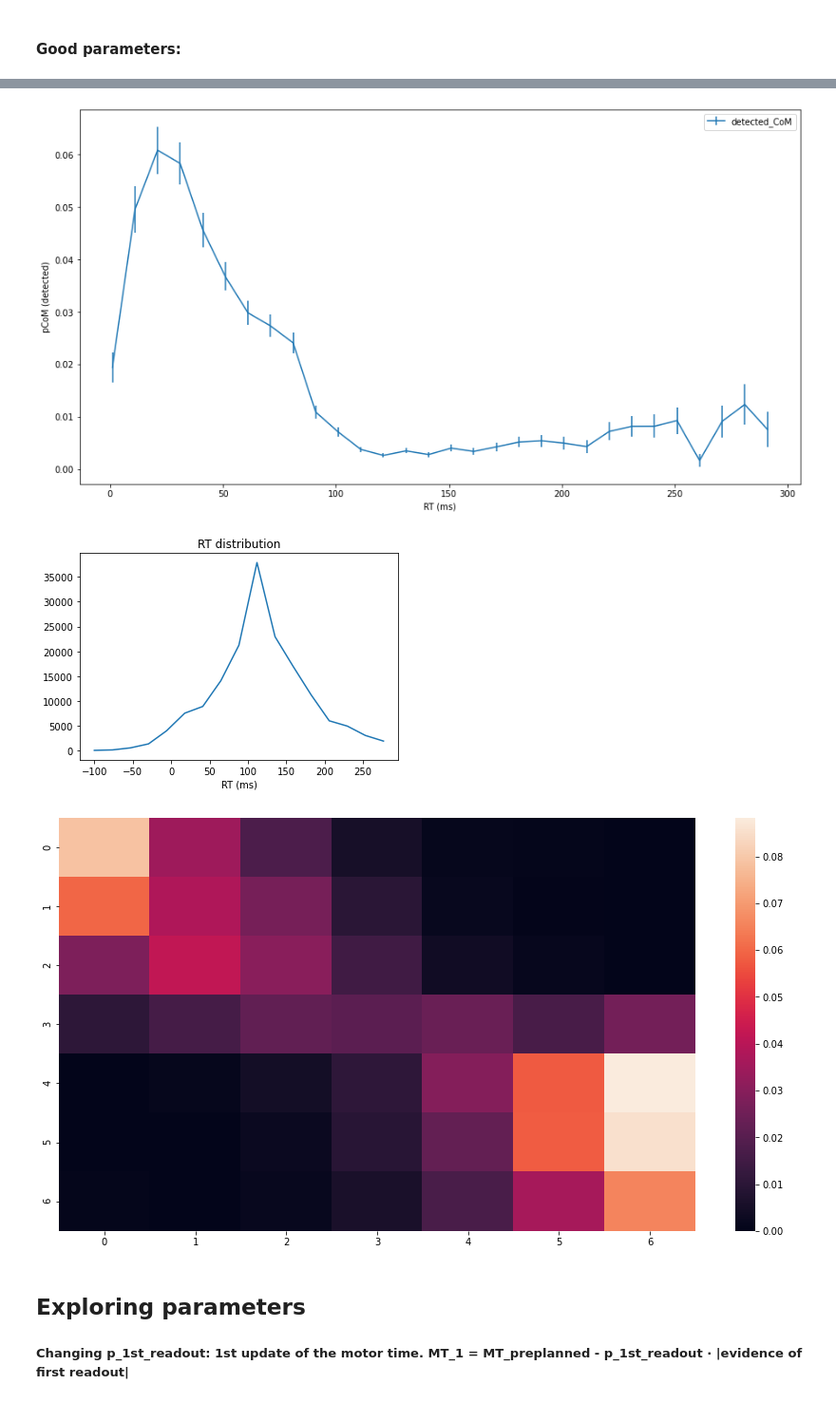
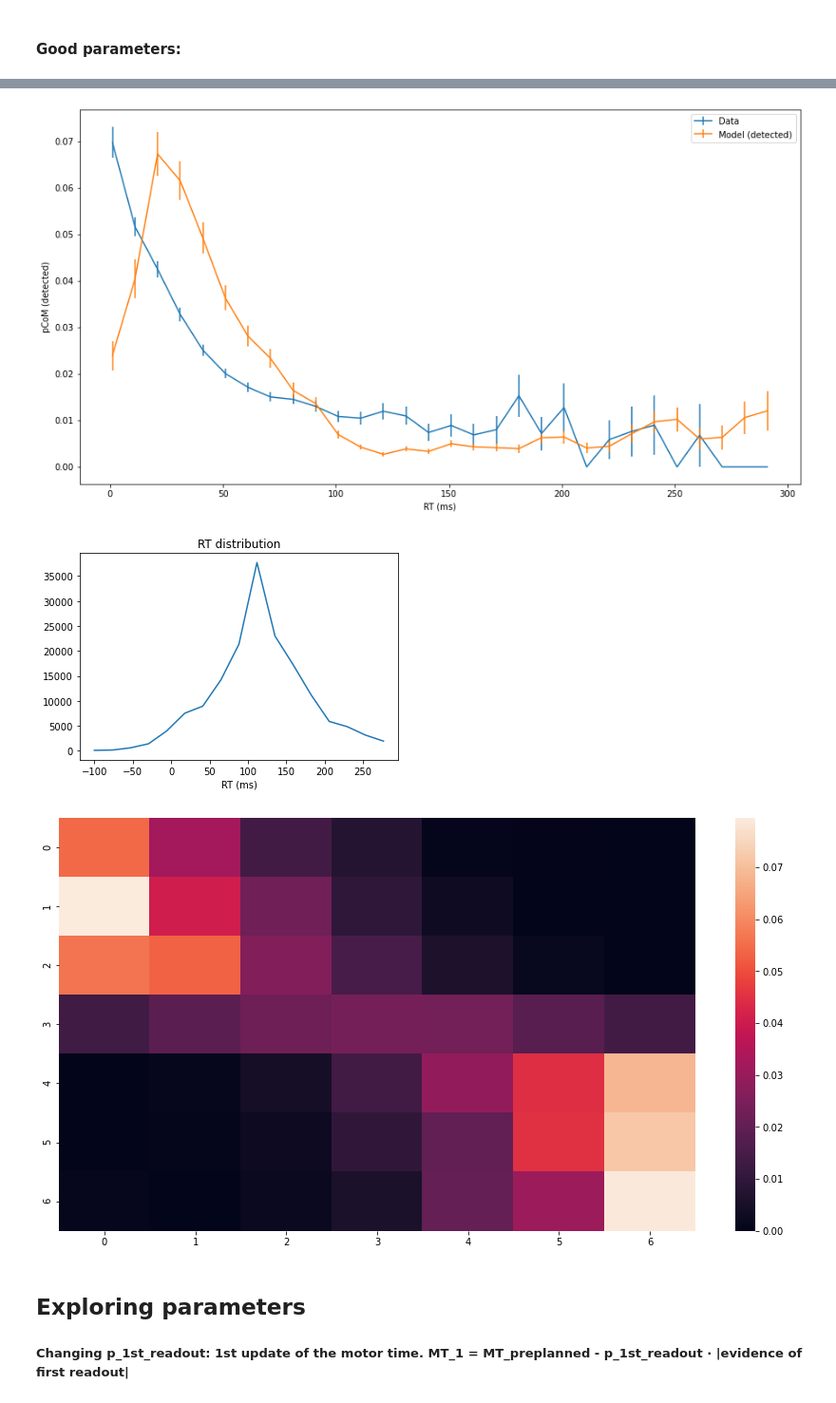
Before and after one commit to PastorJordi/custom_utils, a Jupyter notebook: notebooks/Parameter_analysis.ipynb, the cells around one changed output, grey strips where cells are left out. Shown at 95% size. Saved outputs shown, nothing was run; the diff lists cells and outputs as text; code cells hidden in the pictures.

Commit message:
added data in notebook pcom_rt

```diff
--- a/notebooks/Parameter_analysis.ipynb
+++ b/notebooks/Parameter_analysis.ipynb
@@ -34,6 +34,7 @@ zt = data['zt']
 coh = data['coh']
 com = data['com']
 gt = data['gt']
+sound_len = data['sound_len']
 stim = exddmv2.data_augmentation(stim=stim, daf=data_augment_factor)
 stim_res = 50/data_augment_factor
 # %%
@@ -52,6 +53,7 @@ MT_intercep = 254
 detect_CoMs_th = 5
 stim = stim[:, :int(num_tr)]
 zt = zt[:int(num_tr)]
+sound_len = sound_len[:int(num_tr)]
 coh = coh[:int(num_tr)]
 com = com[:int(num_tr)]
 gt = gt[:int(num_tr)]
@@ -110,14 +112,16 @@ rt_vals, rt_bins, tr_index  =\
                             stim_res=stim_res, all_trajs=all_trajs)
 hits = resp_fin == gt
 detected_com = np.abs(x_val_at_updt) > detect_CoMs_th
-data_to_plot = {'sound_len': (first_ind-fixation+p_t_eff)*stim_res, 'CoM': com,
+data_to_plot = {'sound_len_model': (first_ind-fixation+p_t_eff)*stim_res, 'CoM': com,
                 'first_resp': resp_first, 'final_resp': resp_fin,
                 'avtrapz': coh,
                 'pro_vs_re': pro_vs_re,
-                'detected_com': detected_com}
+                'detected_com': detected_com, 'sound_len': sound_len}
 df_plot = pd.DataFrame(data_to_plot)
-binned_curve(df_plot, 'detected_com', 'sound_len', bins=BINS, ax=ax,
-             xpos=10)
+binned_curve(df_plot, 'CoM', 'sound_len', bins=BINS, ax=ax,
+             xpos=10, errorbar_kw={'label': 'Data'})
+binned_curve(df_plot, 'detected_com', 'sound_len_model', bins=BINS, ax=ax,
+             xpos=10, errorbar_kw={'label': 'Model (detected)'})
 ax1.plot(rt_bins[:-1], rt_vals, label=f'{round(p_1st_readout, 4)}')
 matrix, _ = com_heatmap_jordi(zt, coh, detected_com,
                               return_mat=True, flip=True)
@@ -126,4 +130,5 @@ ax1.set_title('RT distribution')
 ax1.set_xlabel('RT (ms)')
 ax.set_ylabel('pCoM (detected)')
 ax.set_xlabel('RT (ms)')
+ax.legend()
 # %% [output]
@@ -131,6 +136,6 @@ Text(0.5, 0, 'RT (ms)')
-[figure, old version]
+[figure, new version]
 [figure]
-[figure, old version]
+[figure, new version]
 # %% [markdown]
 ## Exploring parameters
 
```
Also changed, not shown: parts of 1 cell of this notebook, 1 other file.
